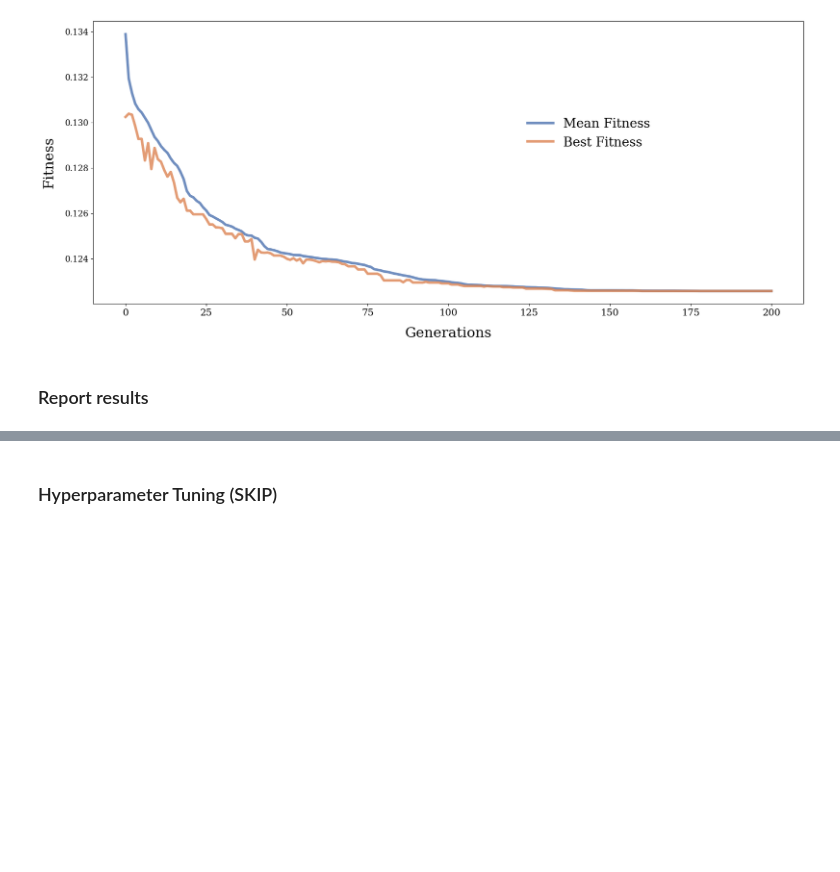
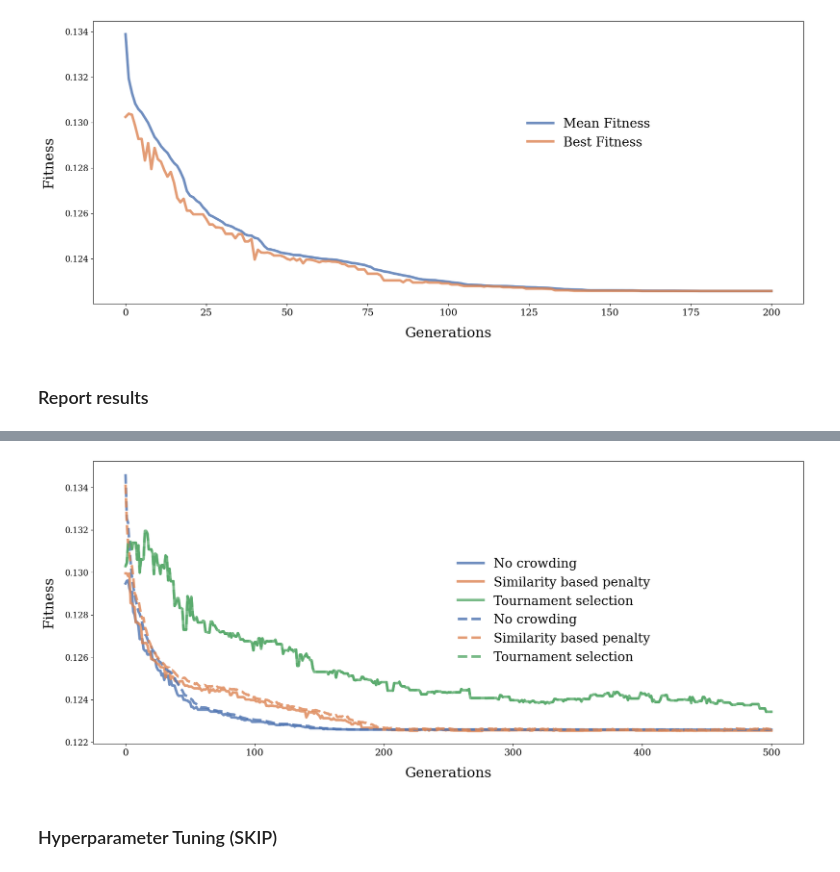
Before and after one commit to olavforland/IT3708, a Jupyter notebook: Project1/demo.ipynb, the cells around one changed output, grey strips where cells are left out. Cells and saved outputs as stored; diff of their text form; code cells hidden in the pictures; blank space fills up the shorter version.

```diff
--- a/Project1/demo.ipynb
+++ b/Project1/demo.ipynb
@@ -21,10 +21,11 @@ p_mut = 0.01
 
 sga_sine = SGA_Sine(size=size, bits=bits)
 
-population, mean_fitness, best_fitness = sga_sine.run(
+population, mean_fitness, best_fitness, entropy = sga_sine.run(
     generations=10,
     maximize=True,
     p_crossover=p_crossover,
     p_mut=p_mut,
+    # crowding=None,
     feasible_region=(0, 128),
 )
@@ -80,3 +139,16 @@ print('Fitness of all features: ', reg.get_fitness(np.ones_like(best_features)))
+# %%
+import numpy as np
+import seaborn as sns
+import matplotlib.pyplot as plt
+from plots import compare_fitness
+best_fitness = {"No crowding": simple_best_fitness,
+                "Similarity based penalty": sim_crowding_best_fitness,
+                "Tournament selection": tournament_best_fitness
+                }
+
+compare_fitness(best_fitness, mean_fitness, legend_title='Best Fitness')
+# %% [output]
+[figure, added]
 # %% [markdown]
 ### Hyperparameter Tuning (SKIP)
 # %%
```
Also changed, not shown: parts of 16 cells of this notebook, 3 other files.
